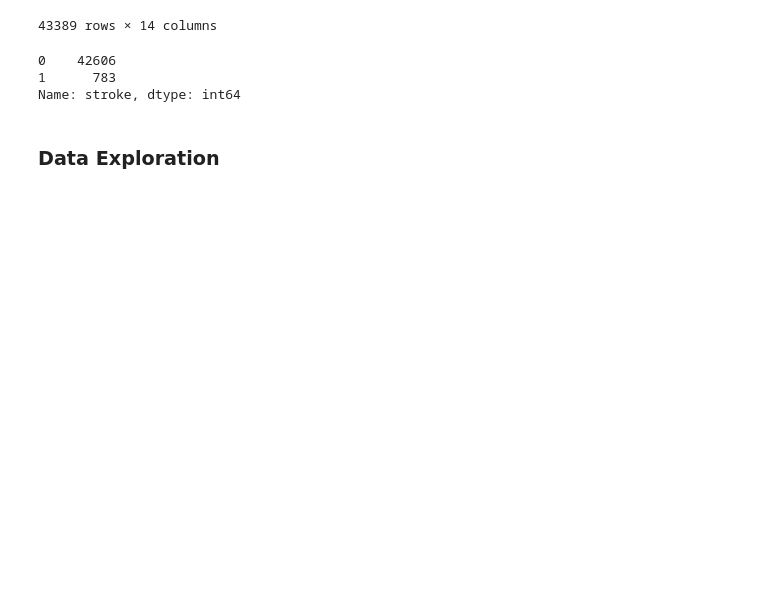
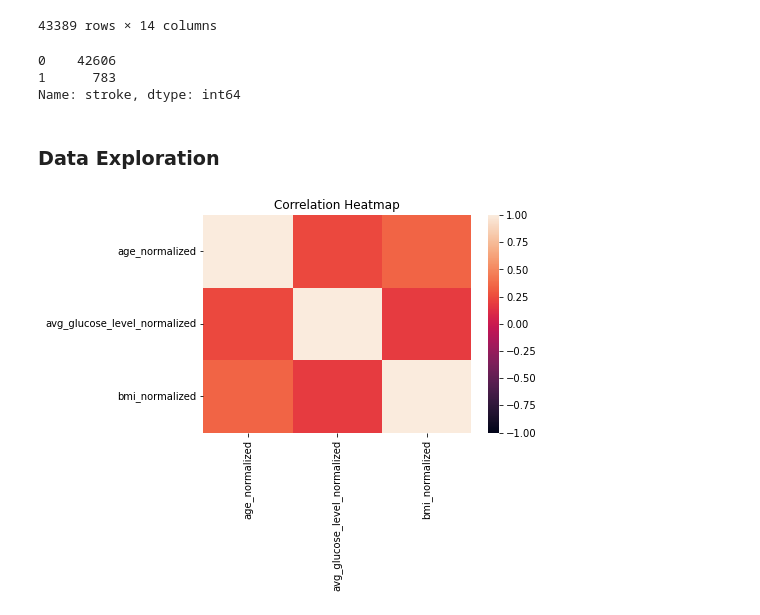
Before and after one commit to sadayas/strokerisks, a Jupyter notebook: Stroke_Data_Exploration.ipynb, the cells around one changed output. Saved outputs shown, nothing was run; the diff lists cells and outputs as text; code cells hidden in the pictures; blank space fills up the shorter version.

```diff
--- a/Stroke_Data_Exploration.ipynb
+++ b/Stroke_Data_Exploration.ipynb
@@ -340,7 +340,7 @@ Name: stroke, dtype: int64
 #https://www.geeksforgeeks.org/data-normalization-with-pandas/
 # %%
 # add normalized 'age' column
-df['age_normalized'] = (df['age'].min())/(df['age'].max()-df['age'].min())
+df['age_normalized'] = (df['age'] - df['age'].min())/(df['age'].max() - df['age'].min())
 df
 # %% [output]
 |  | gender | age | hypertension | heart_disease | ever_married | work_type | Residence_type | ... |
@@ -406,2 +409,8 @@ Name: stroke, dtype: int64
 # %% [markdown]
 ### Data Exploration
+# %%
+#https://seaborn.pydata.org/generated/seaborn.heatmap.html
+heatmap = sns.heatmap(df[['age_normalized', 'avg_glucose_level_normalized', 'bmi_normalized']].corr(), vmin=-1, vmax=1)
+heatmap.set_title('Correlation Heatmap');
+# %% [output]
+[figure, added]
```
Also changed, not shown: parts of 17 cells of this notebook, 2 other files.
